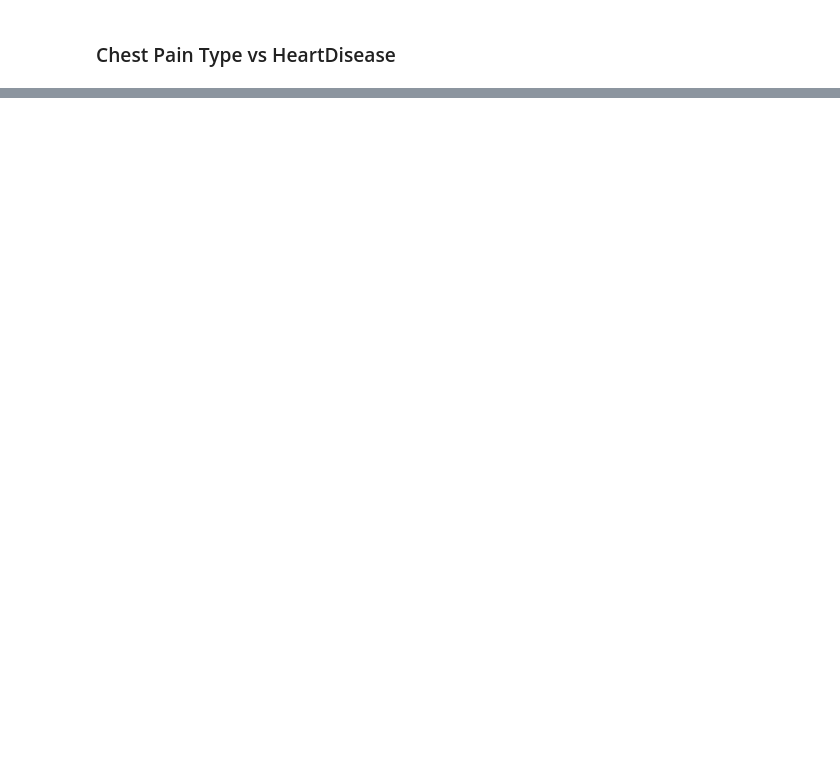
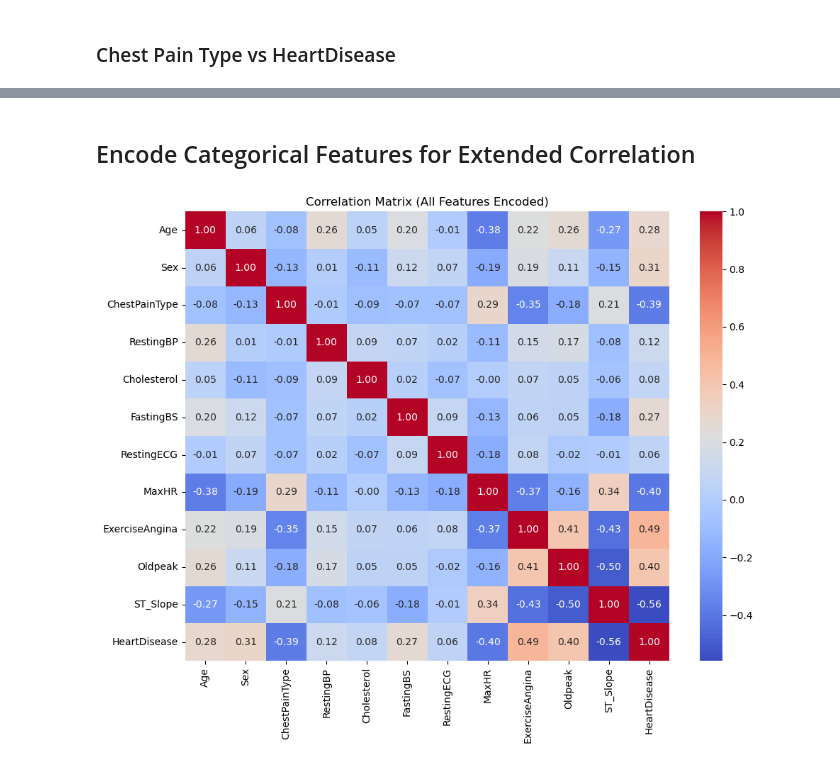
Before and after one commit to Shraddha964-dev/heart-failure-analysis, a Jupyter notebook: notebooks/heart-failure-analysis.ipynb, the cells around one changed output, grey strips where cells are left out. Cells and saved outputs as stored; diff of their text form; code cells hidden in the pictures; blank space fills up the shorter version.

```diff
--- a/notebooks/heart-failure-analysis.ipynb
+++ b/notebooks/heart-failure-analysis.ipynb
@@ -203,0 +360,23 @@ plt.savefig('../images/Chest Pain Type vs Heart Disease')
+# %% [markdown]
+## Encode Categorical Features for Extended Correlation
+# %%
+df_encoded = df.copy()
+categorical_cols = ['Sex', 'ChestPainType','RestingECG','ExerciseAngina','ST_Slope']
+
+# Convert categories to numeric codes
+for col in categorical_cols:
+    df_encoded[col] = df_encoded[col].astype('category').cat.codes
+# %%
+
+
+# Compute correlation including encoded categorical features
+corr_matrix_encoded = df_encoded.corr()
+
+plt.figure(figsize=(10,8))
+sns.heatmap(corr_matrix_encoded, annot=True, cmap='coolwarm', fmt=".2f")
+plt.title('Correlation Matrix (All Features Encoded)')
+plt.tight_layout()
+plt.savefig('../images/encoded_correlation_matrix.png')
+plt.show()
+# %% [output]
+[figure, added]
```
Also changed, not shown: parts of 29 cells of this notebook.
